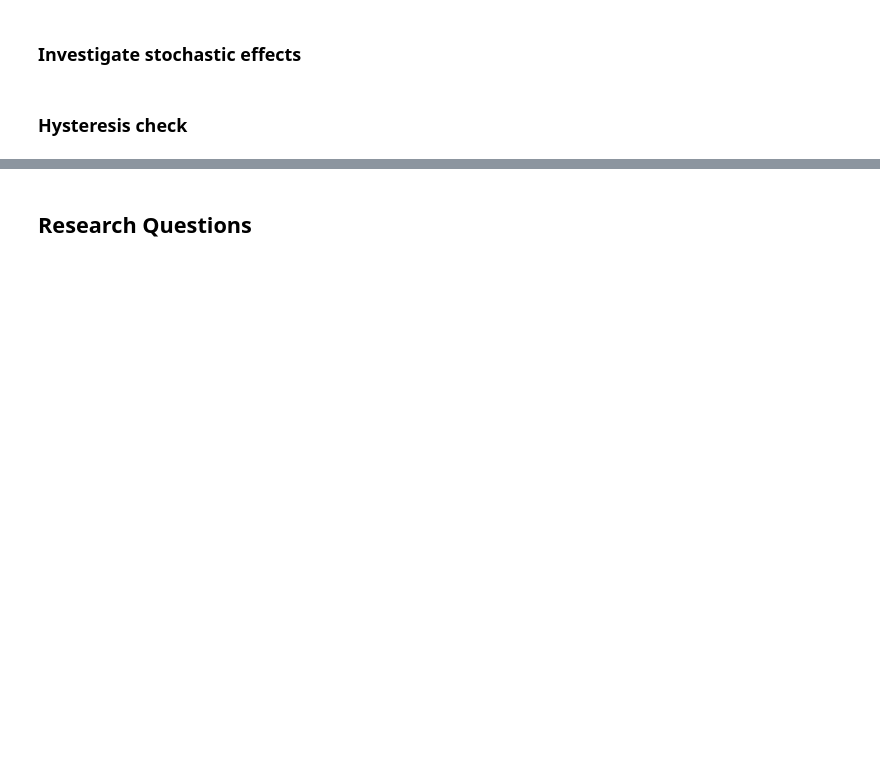
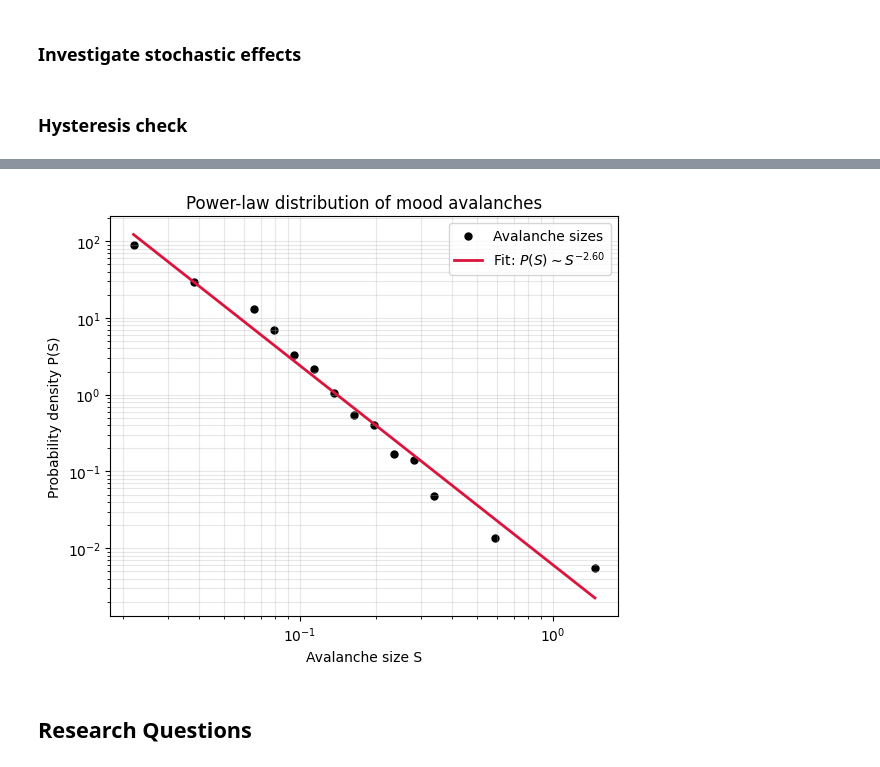
Before and after one commit to kylehtunis/psychopathology_css, a Jupyter notebook: project.ipynb, the cells around one changed output, grey strips where cells are left out. Saved outputs shown, nothing was run; the diff lists cells and outputs as text; code cells hidden in the pictures; blank space fills up the shorter version.

```diff
--- a/project.ipynb
+++ b/project.ipynb
@@ -795,3 +897,27 @@ plt.show()
+# %%
+plt.figure(figsize=(6, 5))
+
+plt.scatter(x, y, color='black', s=25, label='Avalanche sizes')
+plt.plot(
+    x,
+    np.exp(intercept) * x**slope,
+    color='crimson',
+    linewidth=2,
+    label=rf'Fit: $P(S) \sim S^{{-{alpha:.2f}}}$'
+)
+
+plt.xscale('log')
+plt.yscale('log')
+
+plt.xlabel("Avalanche size S")
+plt.ylabel("Probability density P(S)")
+plt.title("Power-law distribution of mood avalanches")
+plt.legend()
+plt.grid(True, which='both', alpha=0.3)
+plt.tight_layout()
+plt.show()
+# %% [output]
+[figure, added]
 # %% [markdown]
 ## Research Questions
 # %%
```
Also changed, not shown: parts of 11 cells of this notebook.
